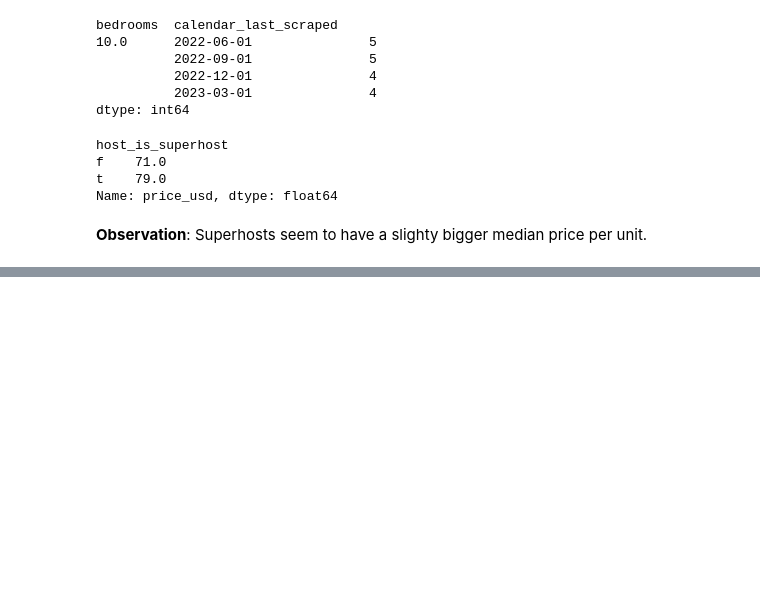
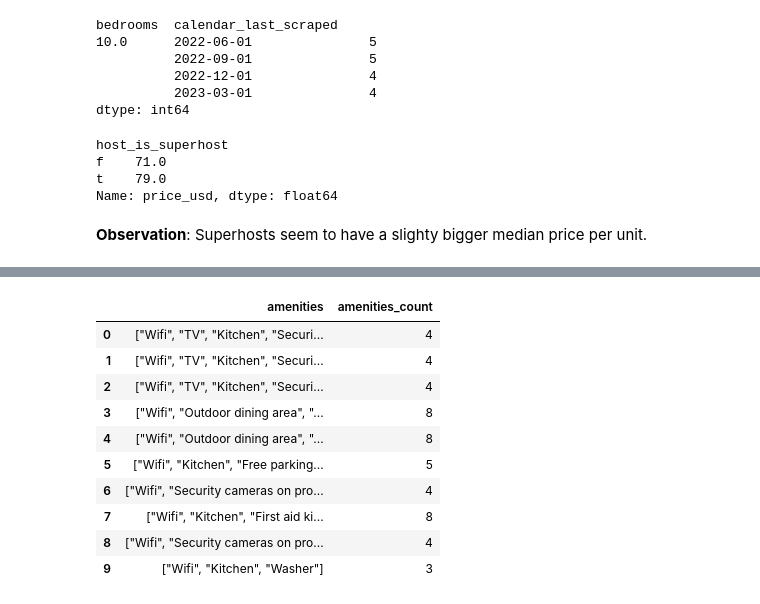
Before and after one commit to bruno-f7s/portfolio, a Jupyter notebook: airbnb-porto-2023/airbnb-porto-2023-eda.ipynb, the cells around one changed output, grey strips where cells are left out. Cells and saved outputs as stored; diff of their text form; code cells hidden in the pictures; blank space fills up the shorter version.

```diff
--- a/airbnb-porto-2023/airbnb-porto-2023-eda.ipynb
+++ b/airbnb-porto-2023/airbnb-porto-2023-eda.ipynb
@@ -829,0 +956,15 @@ __Observation__: Superhosts seem to have a slighty bigger median price per unit.
+# %%
+target_df['amenities_count'] = target_df['amenities'].apply(lambda x: len(x.split(",")))
+target_df[["amenities","amenities_count"]].head(10)
+# %% [output]
+|  | amenities | amenities_count |
+| 0 | ["Wifi", "TV", "Kitchen", "Securi... | 4 |
+| 1 | ["Wifi", "TV", "Kitchen", "Securi... | 4 |
+| 2 | ["Wifi", "TV", "Kitchen", "Securi... | 4 |
+| 3 | ["Wifi", "Outdoor dining area", "... | 8 |
+| 4 | ["Wifi", "Outdoor dining area", "... | 8 |
+| 5 | ["Wifi", "Kitchen", "Free parking... | 5 |
+| 6 | ["Wifi", "Security cameras on pro... | 4 |
+| 7 | ["Wifi", "Kitchen", "First aid ki... | 8 |
+| 8 | ["Wifi", "Security cameras on pro... | 4 |
+| 9 | ["Wifi", "Kitchen", "Washer"] | 3 |
```
Also changed, not shown: parts of 77 cells of this notebook.
